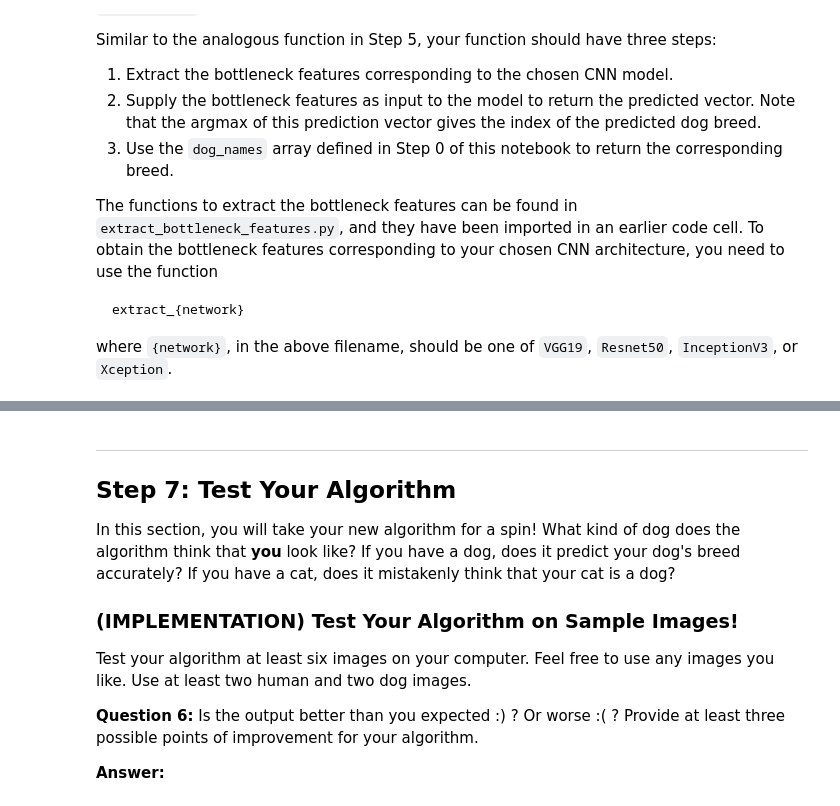
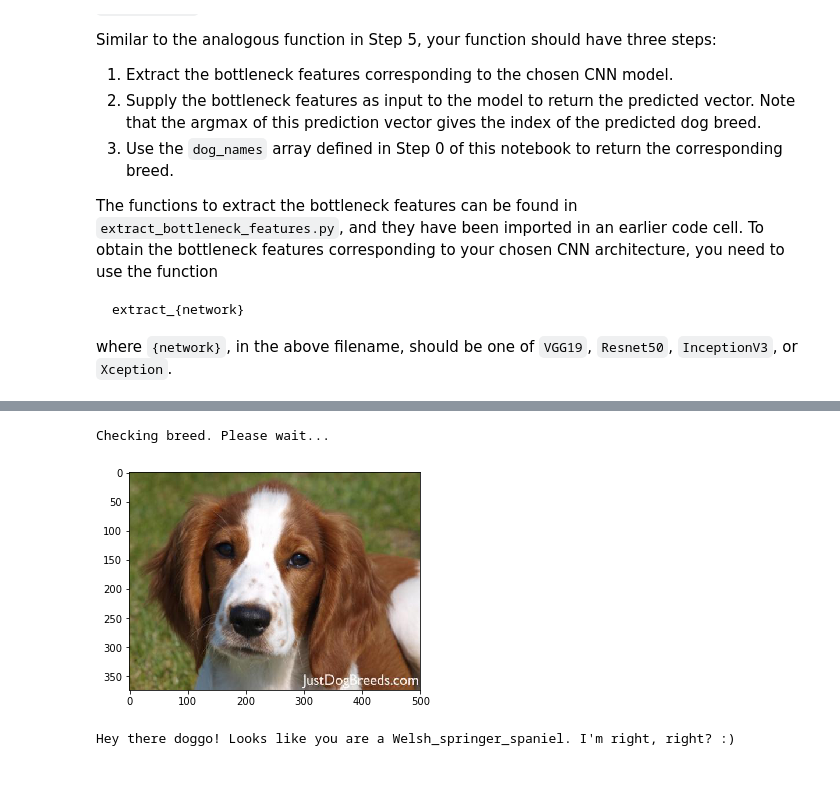
Before and after one commit to gabor182/dog-project, a Jupyter notebook: dog_app.ipynb, the cells around one changed output, grey strips where cells are left out. Drawn from its saved outputs; the diff is of its cells as text; code cells hidden in the pictures; blank space fills up the shorter version.

```diff
--- a/dog_app.ipynb
+++ b/dog_app.ipynb
@@ -627,6 +680,7 @@ You are welcome to [augment the training data](https://blog.keras.io/building-po
 ### (IMPLEMENTATION) Load the Model with the Best Validation Loss
 # %%
 ### TODO: Load the model weights with the best validation loss.
+mymodel.load_weights('saved_models/dogxception.weights.best.hdf5')
 # %% [markdown]
 ### (IMPLEMENTATION) Test the Model
 
@@ -651,6 +713,14 @@ where `{network}`, in the above filename, should be one of `VGG19`, `Resnet50`,
 # %%
 ### TODO: Write a function that takes a path to an image as input
 ### and returns the dog breed that is predicted by the model.
+from keras.layers import Flatten, Dense, GlobalAveragePooling2D
+from keras.models import Sequential
+
+def predict_my_dog_breed(image_path):
+    image_tensor = path_to_tensor(image_path)
+    bottleneck_features = extract_Xception(image_tensor)
+    breed_index = np.argmax(mymodel.predict(bottleneck_features))
+    return dog_names[breed_index]
 # %% [markdown]
 ---
 <a id='step6'></a>
@@ -669,3 +739,17 @@ Some sample output for our algorithm is provided below, but feel free to design
 
 
 ### (IMPLEMENTATION) Write your Algorithm
+# %%
+### TODO: Write your algorithm.
+### Feel free to use as many code cells as needed.
+def breed_prediction(image_path):
+    human_found = face_detector(image_path)
+    dog_found = dog_detector(image_path)
+    if human_found or dog_found:
+        breed = predict_my_dog_breed(image_path)
+        if human_found == True:
+            return "Hey there hooman! You look like a {}. Amazing :)".format(breed)
+        else:
+            return "Hey there doggo! Looks like you are a {}. I'm right, right? :)".format(breed)
+    else:
+        return "ERROR: Can't detect neither a human face nor a dog on the picture"
@@ -672,17 +773,10 @@ Some sample output for our algorithm is provided below, but feel free to design
 # %%
-### TODO: Write your algorithm.
-### Feel free to use as many code cells as needed.
+## TODO: Execute your algorithm from Step 6 on
+## at least 6 images on your computer.
+## Feel free to use as many code cells as needed.
+import matplotlib.image as mpimg
+
+def display_image(path):
+    img=mpimg.imread(path)
+    imgplot = plt.imshow(img)
+    plt.show()
-# %% [markdown]
----
-<a id='step7'></a>
-## Step 7: Test Your Algorithm
-
-In this section, you will take your new algorithm for a spin!  What kind of dog does the algorithm think that __you__ look like?  If you have a dog, does it predict your dog's breed accurately?  If you have a cat, does it mistakenly think that your cat is a dog?
-
-### (IMPLEMENTATION) Test Your Algorithm on Sample Images!
-
-Test your algorithm at least six images on your computer.  Feel free to use any images you like.  Use at least two human and two dog images.
-
-__Question 6:__ Is the output better than you expected :) ?  Or worse :( ?  Provide at least three possible points of improvement for your algorithm.
-
-__Answer:__
@@ -692,0 +783,10 @@ __Answer:__
+# %%
+dog1 = "images/Welsh_springer_spaniel_08203.jpg"
+print('Checking breed. Please wait...')
+dog1_breed = breed_prediction(dog1)
+display_image(dog1)
+print(dog1_breed)
+# %% [output]
+Checking breed. Please wait...
+[figure, added]
+Hey there doggo! Looks like you are a Welsh_springer_spaniel. I'm right, right? :)
```
Also changed, not shown: parts of 29 cells of this notebook, 1 other file.
